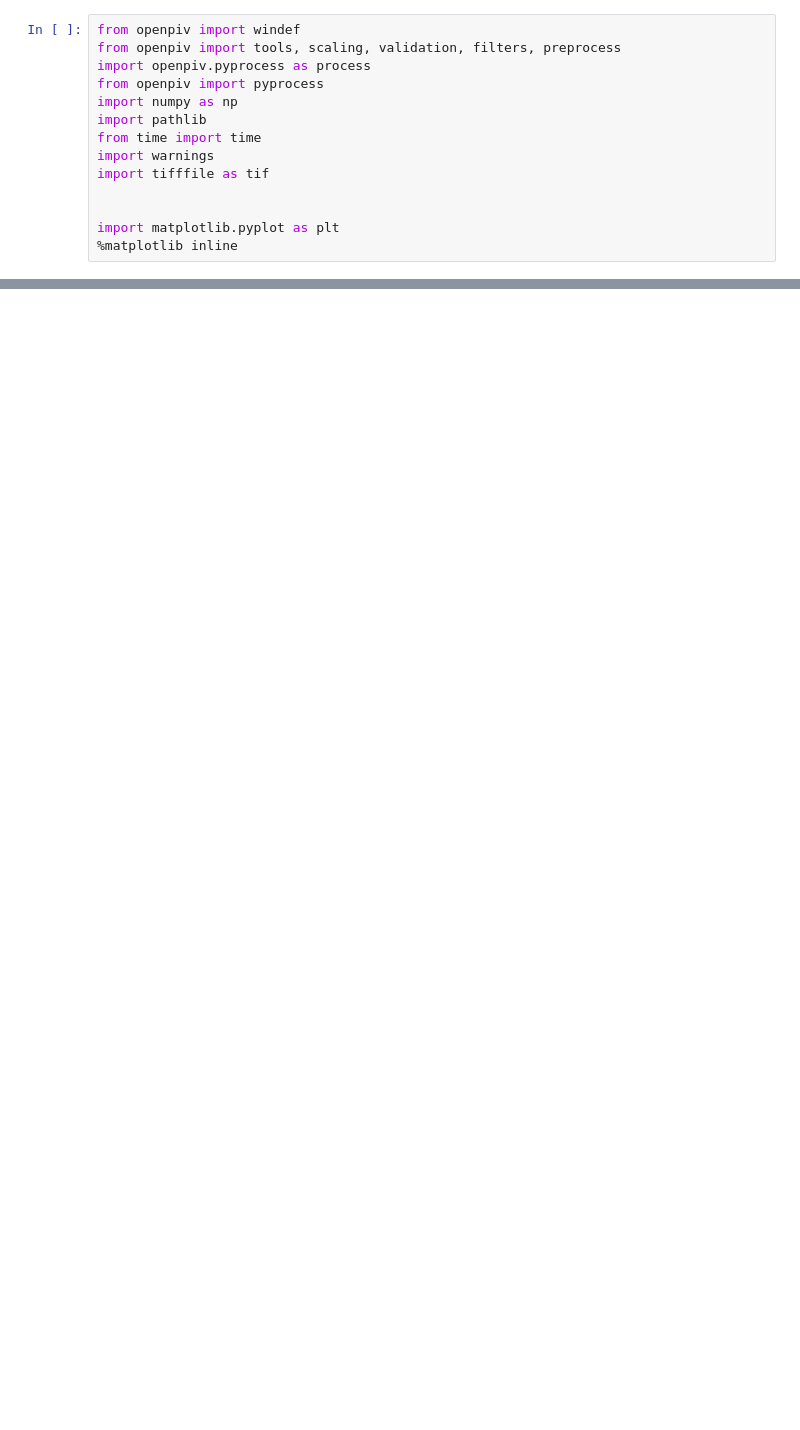
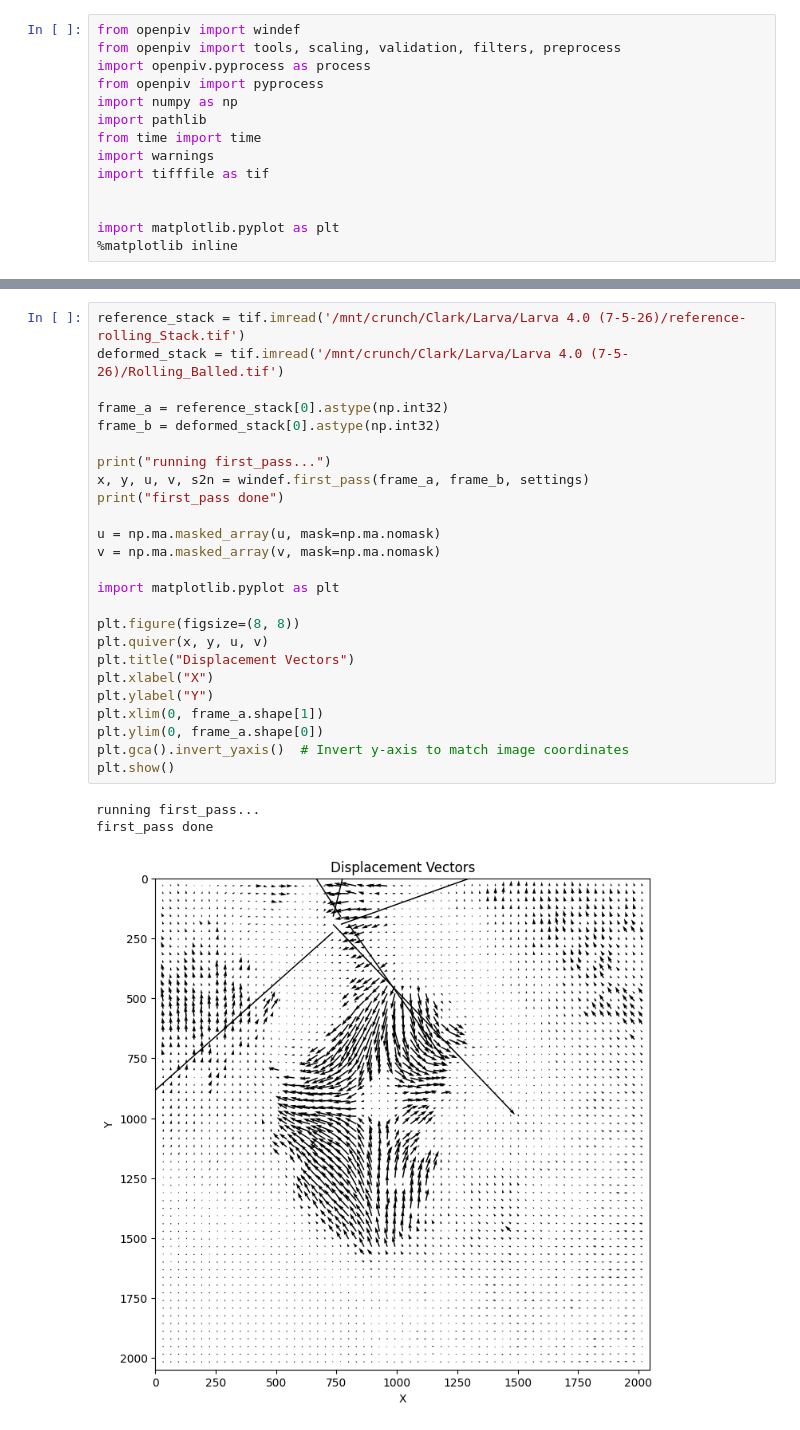
Before and after one commit to Herroda/Fly_TFM, a Jupyter notebook: notebooks/01_openpiv.ipynb, the cells around one changed output, grey strips where cells are left out. Drawn from its saved outputs; the diff is of its cells as text; blank space fills up the shorter version.

```diff
--- a/notebooks/01_openpiv.ipynb
+++ b/notebooks/01_openpiv.ipynb
@@ -74,0 +68,29 @@ Error:
+# %%
+reference_stack = tif.imread('/mnt/crunch/Clark/Larva/Larva 4.0 (7-5-26)/reference-rolling_Stack.tif')
+deformed_stack = tif.imread('/mnt/crunch/Clark/Larva/Larva 4.0 (7-5-26)/Rolling_Balled.tif')
+
+frame_a = reference_stack[0].astype(np.int32)
+frame_b = deformed_stack[0].astype(np.int32)
+
+print("running first_pass...")
+x, y, u, v, s2n = windef.first_pass(frame_a, frame_b, settings)
+print("first_pass done")
+
+u = np.ma.masked_array(u, mask=np.ma.nomask)
+v = np.ma.masked_array(v, mask=np.ma.nomask)
+
+import matplotlib.pyplot as plt
+
+plt.figure(figsize=(8, 8))
+plt.quiver(x, y, u, v)
+plt.title("Displacement Vectors")
+plt.xlabel("X")
+plt.ylabel("Y")
+plt.xlim(0, frame_a.shape[1])
+plt.ylim(0, frame_a.shape[0])
+plt.gca().invert_yaxis()  # Invert y-axis to match image coordinates
+plt.show()
+# %% [output]
+running first_pass...
+first_pass done
+[figure, added]
```
Also changed, not shown: parts of 5 cells of this notebook, 1 other file.
